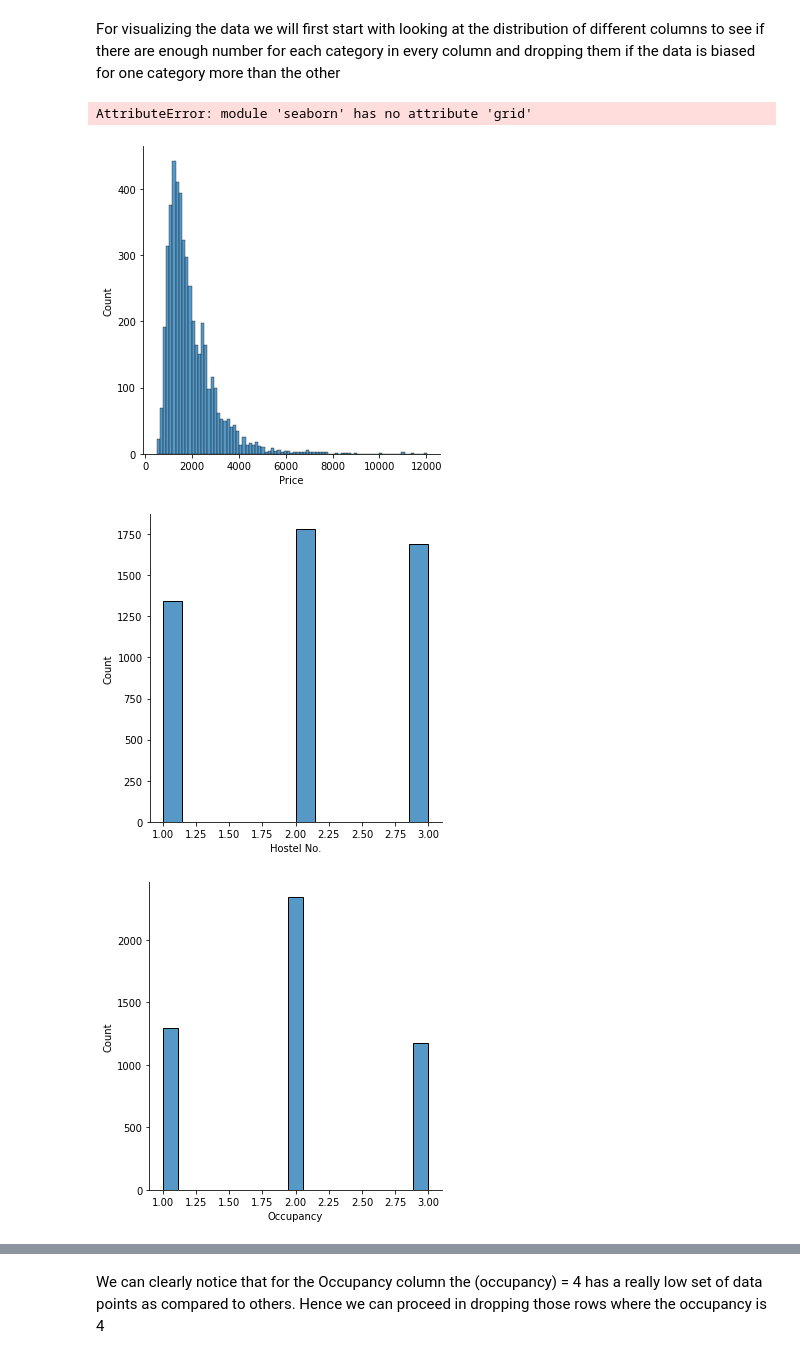
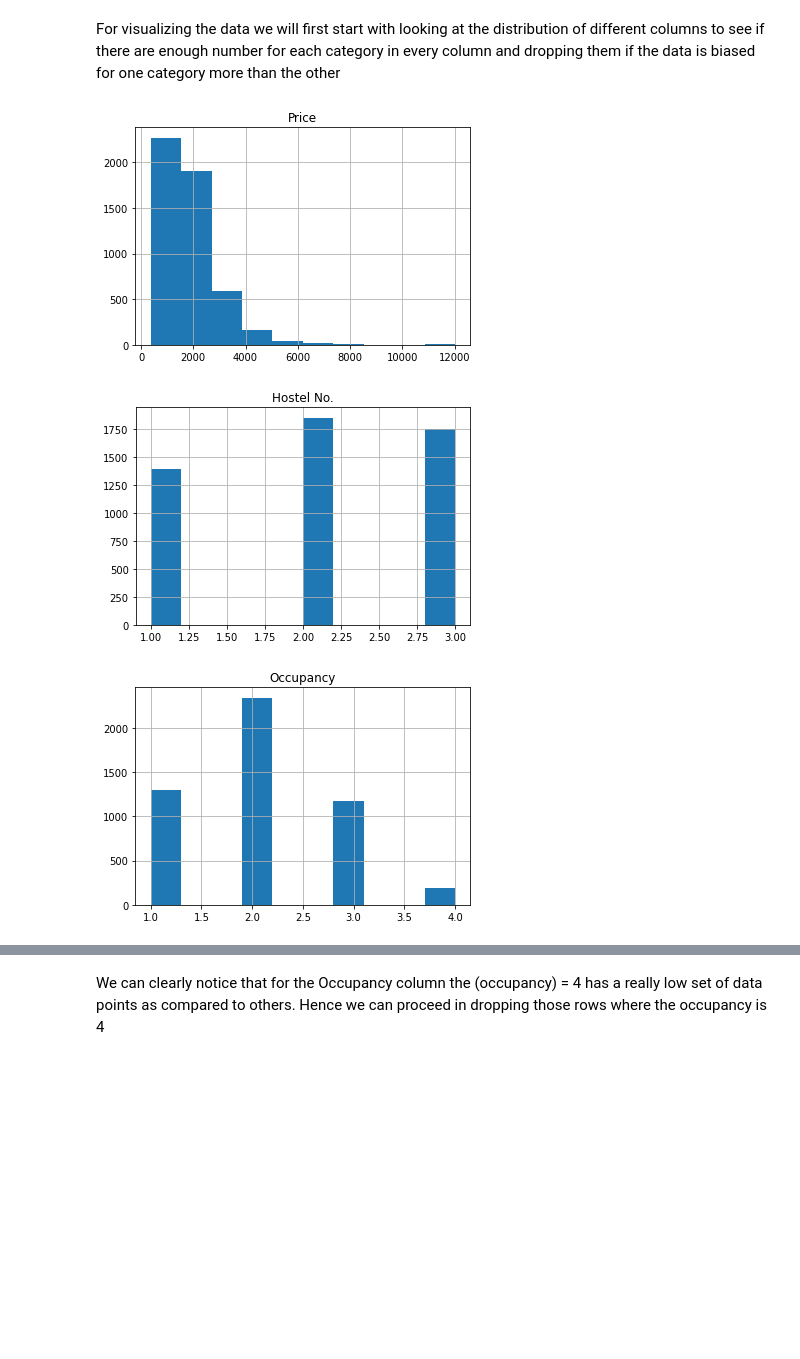
Before and after one commit to wncc/helloFOSS-21-Intro-to-ML, a Jupyter notebook: Linear_Regression_Task2_20b030018.ipynb, the cells around one changed output, grey strips where cells are left out. Saved outputs shown, nothing was run; the diff lists cells and outputs as text; code cells hidden in the pictures; blank space fills up the shorter version.

```diff
--- a/Linear_Regression_Task2_20b030018.ipynb
+++ b/Linear_Regression_Task2_20b030018.ipynb
@@ -89,9 +89,8 @@ For visualizing the data we will first start with looking at the distribution of
 # %%
 columns = df.columns
 for i in range(len(columns)):
-    sns.displot(df[columns[i]])
+    df.hist(columns[i])
 # %% [output]
-AttributeError: module 'seaborn' has no attribute 'grid'
-[figure, old version]
+[figure, new version]
-[figure, old version]
+[figure, new version]
-[figure, old version]
+[figure, new version]
```
Also changed, not shown: parts of 1 cell of this notebook.
